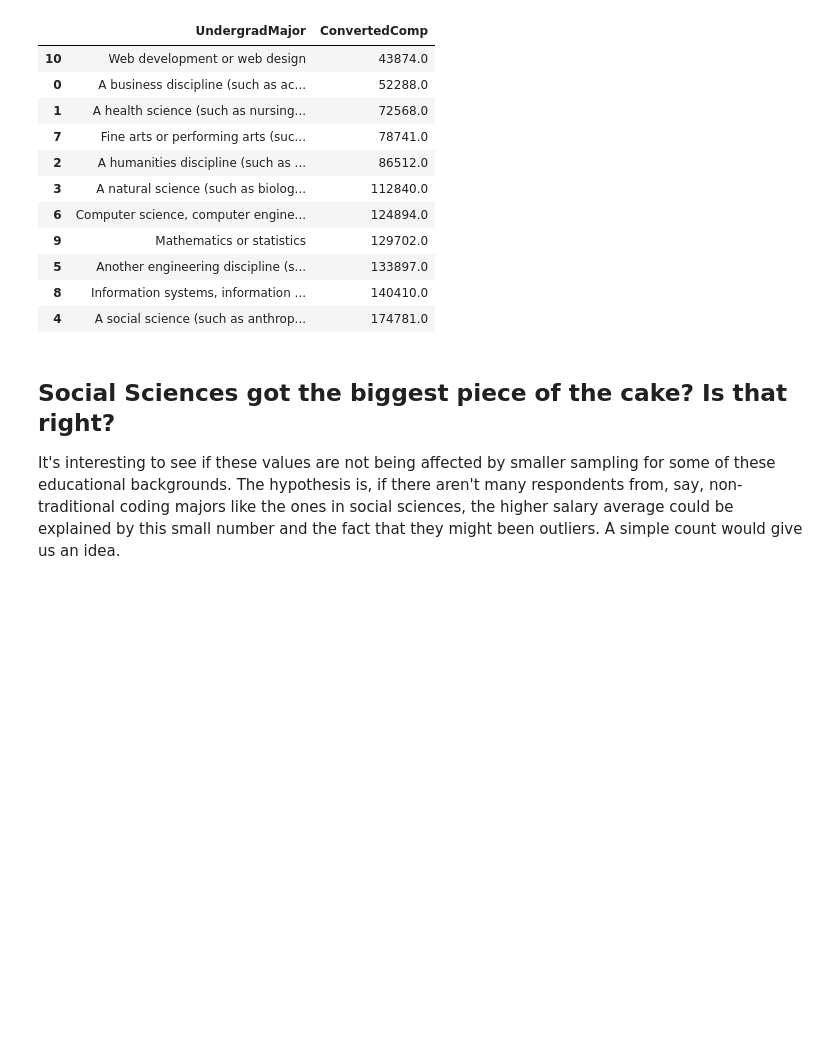
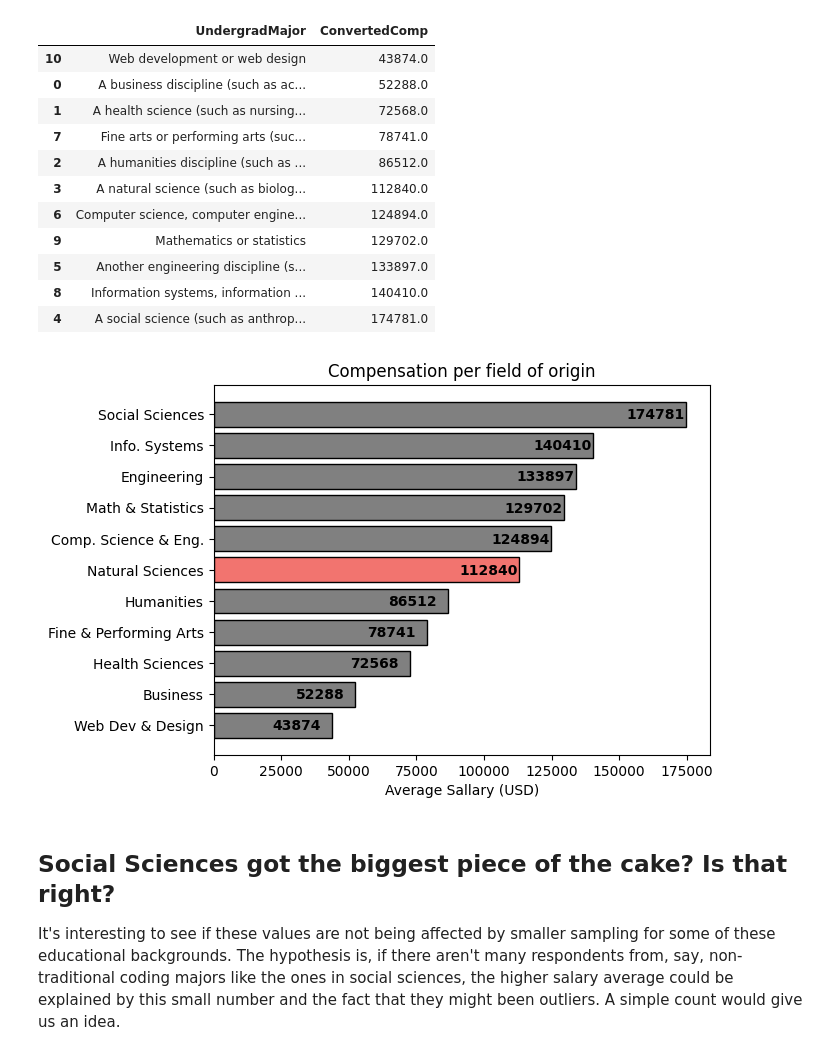
Before and after one commit to mguidoti/DSND-p1-blog, a Jupyter notebook: stackoverflow_survey_2020.ipynb, the cells around one changed output. Saved outputs shown, nothing was run; the diff lists cells and outputs as text; code cells hidden in the pictures; blank space fills up the shorter version.

```diff
--- a/stackoverflow_survey_2020.ipynb
+++ b/stackoverflow_survey_2020.ipynb
@@ -414,6 +414,40 @@ df_results04
 | 5 | Another engineering discipline (s... | 133897.0 |
 | 8 | Information systems, information ... | 140410.0 |
 | 4 | A social science (such as anthrop... | 174781.0 |
+# %%
+# Create the plot
+fig, ax = plt.subplots()
+
+# Prepare data#
+y = df_results04["UndergradMajor"]
+#y = pd.Series(["Business", "Health Sciences", "Humanities", "Natural Sciences", "Social Sciences", "Engineering", "Comp. Science & Eng.", "Fine & Performing Arts", "Info. Systems", "Math & Statistics", "Web Dev & Design"])
+# y = pd.Series(["Web Dev & Design", "Business", "Health Sciences", "Social Sciences", "Humanities", "Info. Systems", "Natural Sciences", "Comp. Science & Eng.", "Engineering", "Math & Statistics", "Fine & Performing Arts"])
+y = change_labels(y)
+y_pos = np.arange(len(y))
+x = df_results04["ConvertedComp"]
+
+# Set up the chart
+#bar_colors = ["grey", "grey", "grey", "grey", "grey", "#00ff55", "grey", "grey", "grey", "grey", "grey"]
+bar_colors = define_colors(y, "Natural Sciences", "#f2746f")
+ax.barh(y_pos, x, align='center', color=bar_colors, edgecolor='black')
+ax.set_title('Compensation per field of origin')
+
+# Y setup
+ax.set_yticks(y_pos)
+ax.set_yticklabels(y)
+#ax.invert_yaxis()
+
+# X setup
+ax.set_xlabel('Average Sallary (USD)')
+#ax.set_xlim(right=12.6)
+
+# Add the values as labels for each bar
+for i, v in enumerate(x):
+    ax.text(v - 22000, i - .15, str(int(v)), color='black', fontweight='bold')
+
+plt.show()
+# %% [output]
+[figure, added]
 # %% [markdown]
 ## Social Sciences got the biggest piece of the cake? Is that right?
 It's interesting to see if these values are not being affected by smaller sampling for some of these educational backgrounds. The hypothesis is, if there aren't many respondents from, say, non-traditional coding majors like the ones in social sciences, the higher salary average could be explained by this small number and the fact that they might been outliers. A simple count would give us an idea.
```
Also changed, not shown: parts of 1 cell of this notebook.
